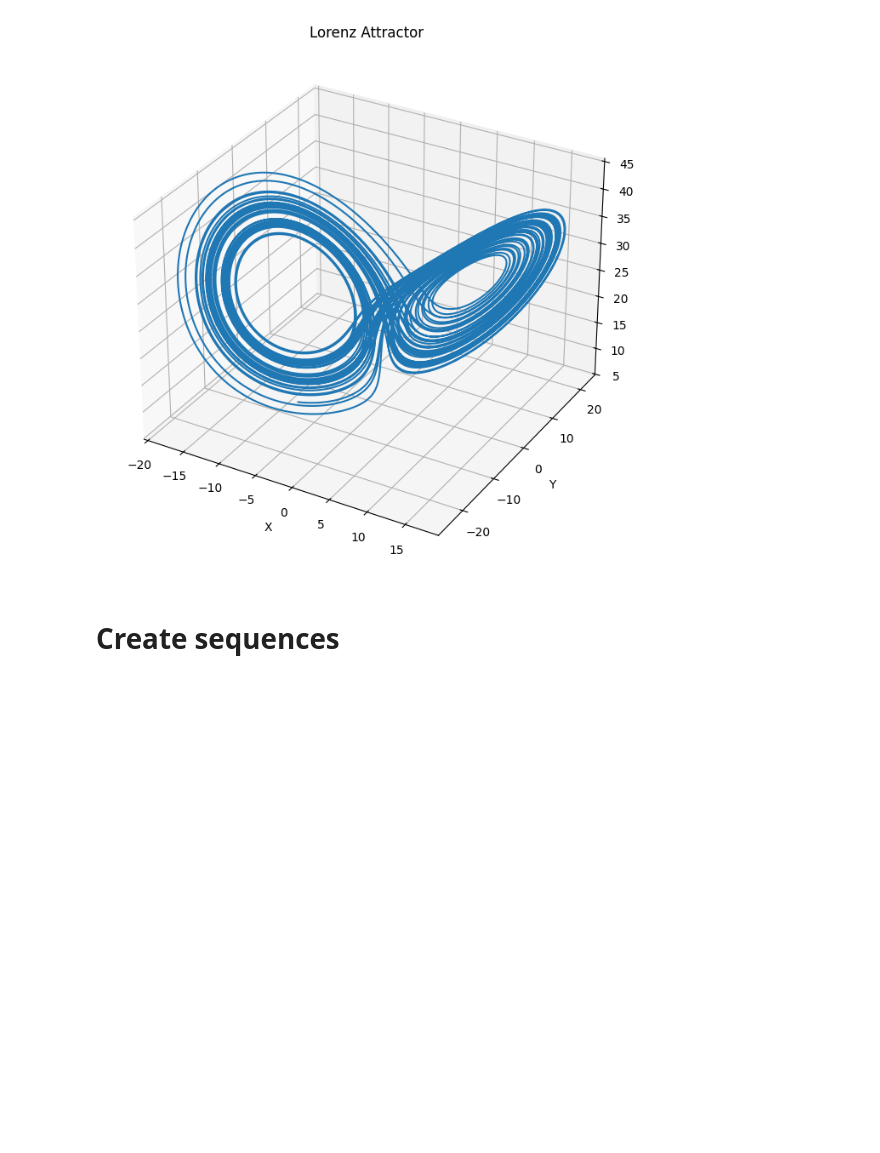
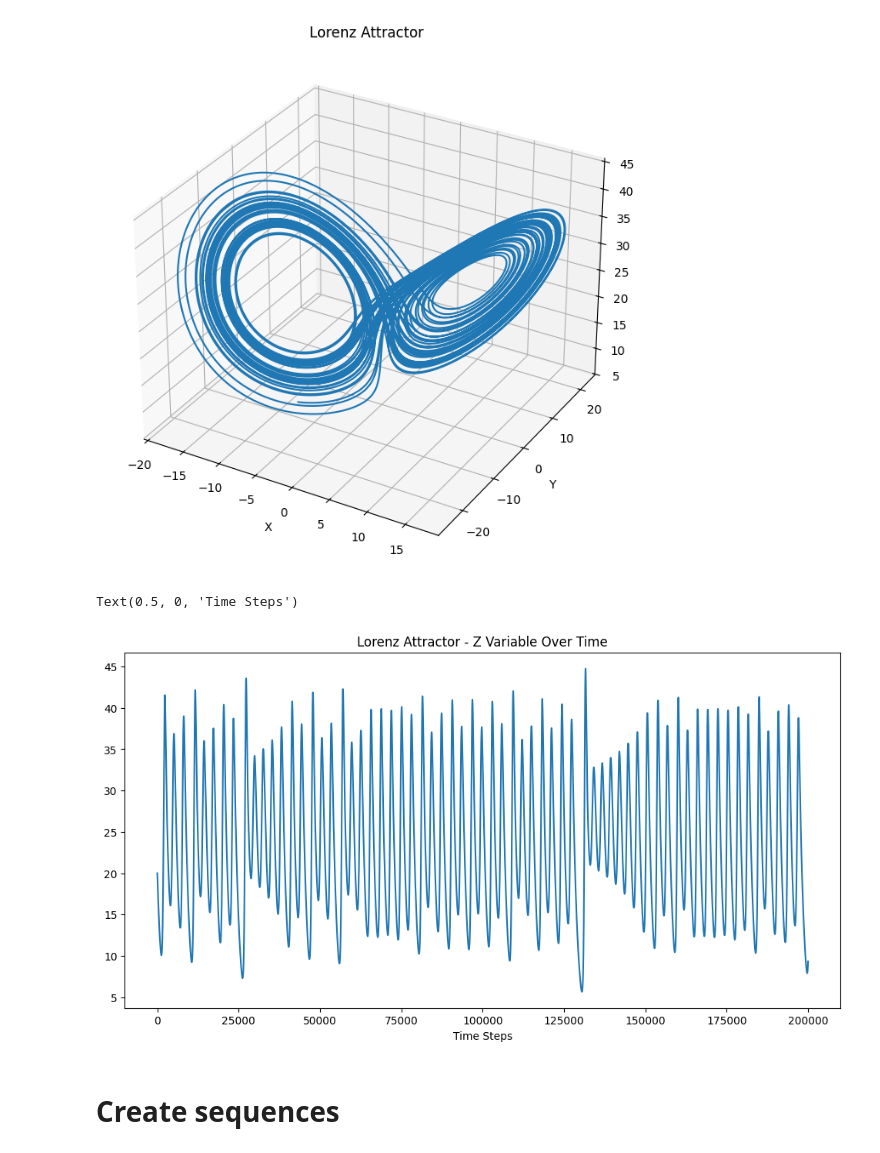
Before and after one commit to Batuhansaylam26/yl_project, a Jupyter notebook: notebooks/eda.ipynb, the cells around one changed output. Drawn from its saved outputs; the diff is of its cells as text; code cells hidden in the pictures; blank space fills up the shorter version.

```diff
--- a/notebooks/eda.ipynb
+++ b/notebooks/eda.ipynb
@@ -44,6 +44,14 @@ ax.set_title('Lorenz Attractor')
 plt.show()
 # %% [output]
 [figure]
+# %%
+plt.figure(figsize=(12, 6))
+plt.plot(lorenze_df['Z'], label='Z variable')
+plt.title('Lorenz Attractor - Z Variable Over Time')
+plt.xlabel('Time Steps')
+# %% [output]
+Text(0.5, 0, 'Time Steps')
+[figure, added]
 # %% [markdown]
 # Create sequences
 # %%
```
Also changed, not shown: parts of 8 cells of this notebook, 2 other files.
